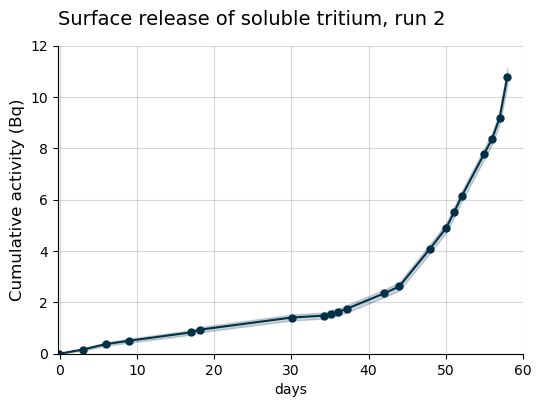
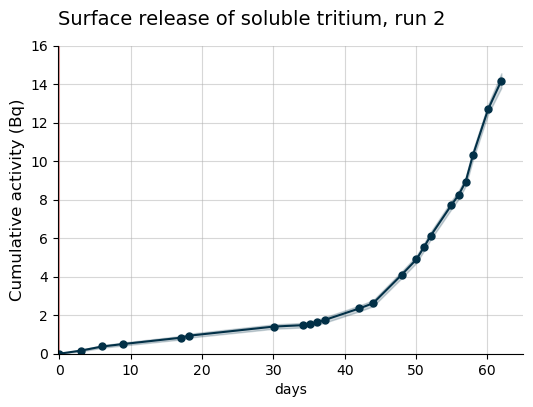
The change to this notebook cell's code, shown as a diff; its figure went from the first image to the second:
--- before
+++ after
@@ -45,6 +45,6 @@
 
 plt.title("Surface release of soluble tritium, run 2", loc="left", fontsize=14, pad=15)
-plt.ylim(top=12)
-plt.xlim(right = 60)
+plt.ylim(top=16)
+plt.xlim(right = 65)
 plt.xlim(left = -0.2)
 plt.xlabel("days")

Commit: New LSC data